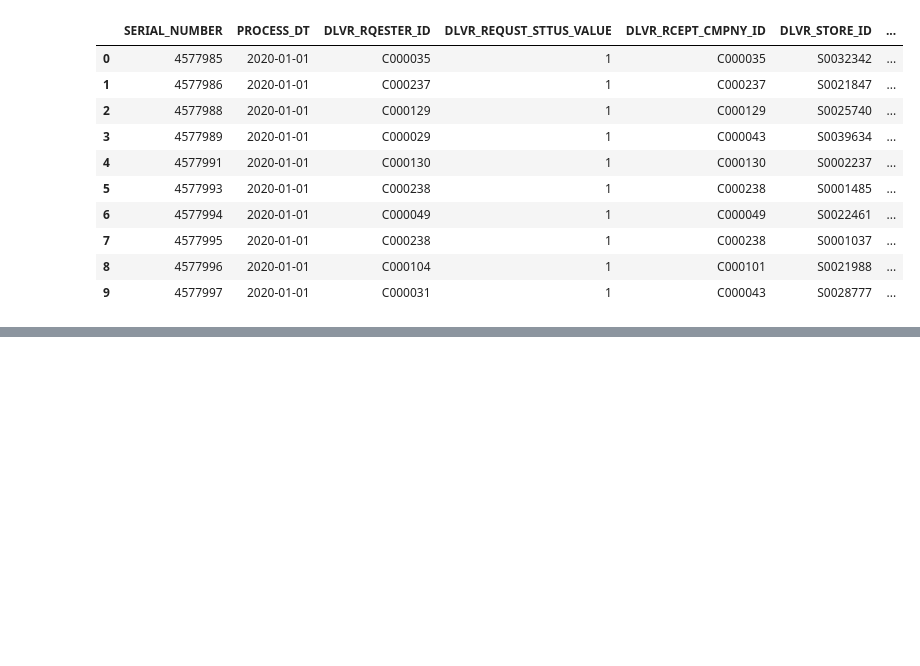
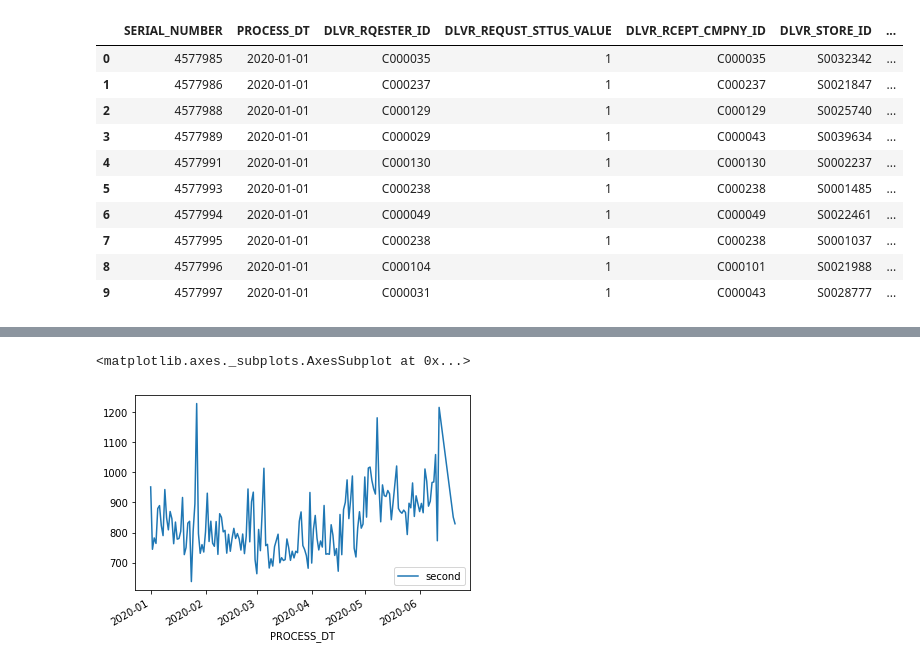
Before and after one commit to Pyeonseohee/Deeplearning, a Jupyter notebook: DataScience_Post_Covid19_2.ipynb, the cells around one changed output, grey strips where cells are left out. Drawn from its saved outputs; the diff is of its cells as text; code cells hidden in the pictures; blank space fills up the shorter version.

```diff
--- a/DataScience_Post_Covid19_2.ipynb
+++ b/DataScience_Post_Covid19_2.ipynb
@@ -158,0 +225,6 @@ Name: time, Length: 2473, dtype: timedelta64[ns]
+# %%
+complete = DataFrame(group[:,'대구광역시'])
+complete.plot()
+# %% [output]
+<matplotlib.axes._subplots.AxesSubplot at 0x...>
+[figure, added]
```
Also changed, not shown: parts of 27 cells of this notebook.
